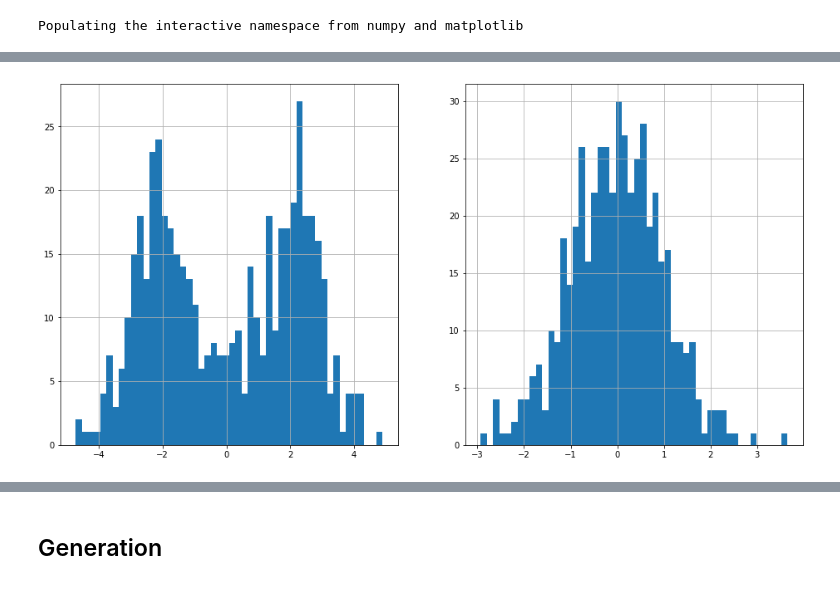
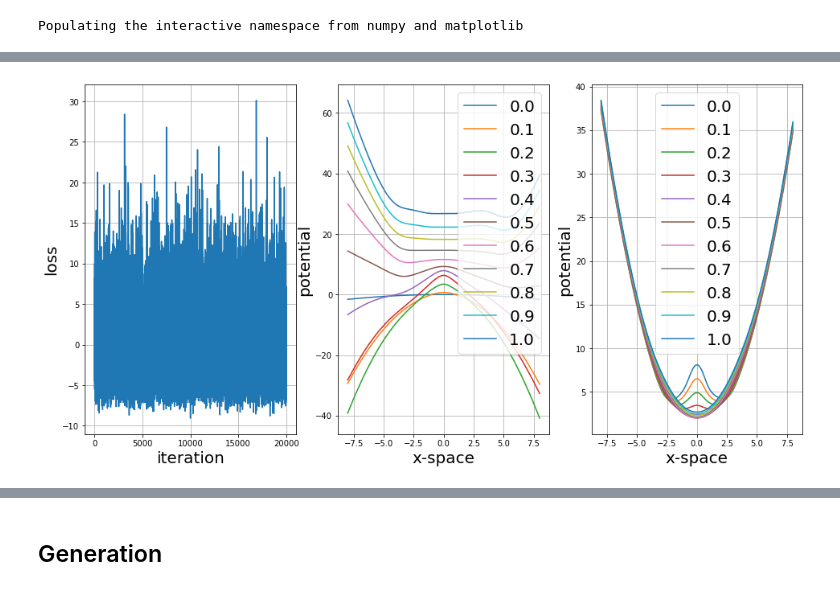
Before and after one commit to necludov/action-matching-pytorch, a Jupyter notebook: notebooks/VP-DDPM.ipynb, the cells around one changed output, grey strips where cells are left out. Drawn from its saved outputs; the diff is of its cells as text; code cells hidden in the pictures.

```diff
--- a/notebooks/VP-DDPM.ipynb
+++ b/notebooks/VP-DDPM.ipynb
@@ -109,19 +114,0 @@ iteration: 4900, loss: -1.631e+00
-# %%
-fs = 20
-
-figsize(16,8)
-plt.subplot(121)
-plt.plot(losses)
-plt.xlabel('iteration', fontsize=fs)
-plt.ylabel('loss', fontsize=fs)
-plt.grid()
-plt.subplot(122)
-n_points = 200
-for i in range(11):
-    x = torch.linspace(-8,8,n_points).to(device)
-    t = i/10*torch.ones(n_points).to(device)
-    plt.plot(x.cpu().numpy(), net(x,t).detach().cpu().numpy(), label='%.1f' % (i/10))
-plt.xlabel('x-space', fontsize=fs)
-plt.ylabel('potential', fontsize=fs)
-plt.legend(fontsize=fs)
-plt.grid()
@@ -130,9 +115,31 @@ plt.grid()
-# %%
-plt.subplot(121)
-plt.hist(x_0.cpu().numpy(), bins=50)
-plt.grid()
-plt.subplot(122)
-plt.hist(x_1.cpu().numpy(), bins=50)
-plt.grid()
-# %% [output]
-[figure, removed]
+# %%
+fs = 20
+
+figsize(16,8)
+plt.subplot(131)
+plt.plot(losses)
+plt.xlabel('iteration', fontsize=fs)
+plt.ylabel('loss', fontsize=fs)
+plt.grid()
+plt.subplot(132)
+n_points = 200
+for i in range(11):
+    x = torch.linspace(-8,8,n_points).view(-1,1).to(device)
+    t = i/10*torch.ones([n_points,1]).to(device)
+    plt.plot(x.cpu().numpy(), s(t,x).detach().cpu().numpy(), label='%.1f' % (i/10))
+plt.xlabel('x-space', fontsize=fs)
+plt.ylabel('potential', fontsize=fs)
+plt.legend(fontsize=fs)
+plt.grid()
+plt.subplot(133)
+n_points = 200
+for i in range(11):
+    x = torch.linspace(-8,8,n_points).view(-1,1).to(device)
+    t = i/10*torch.ones([n_points,1]).to(device)
+    plt.plot(x.cpu().numpy(), net(t,x).detach().cpu().numpy(), label='%.1f' % (i/10))
+plt.xlabel('x-space', fontsize=fs)
+plt.ylabel('potential', fontsize=fs)
+plt.legend(fontsize=fs)
+plt.grid()
+# %% [output]
+[figure, added]
```
Also changed, not shown: parts of 18 cells of this notebook, 18 other files.
